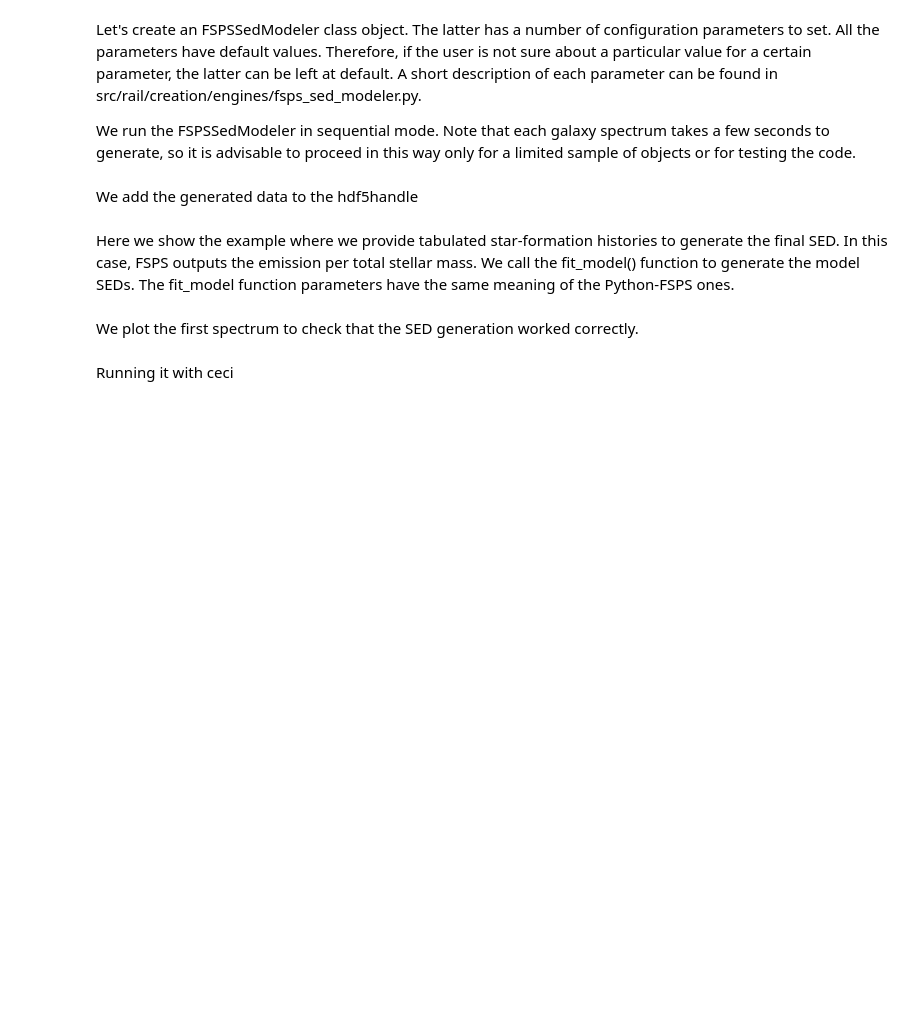
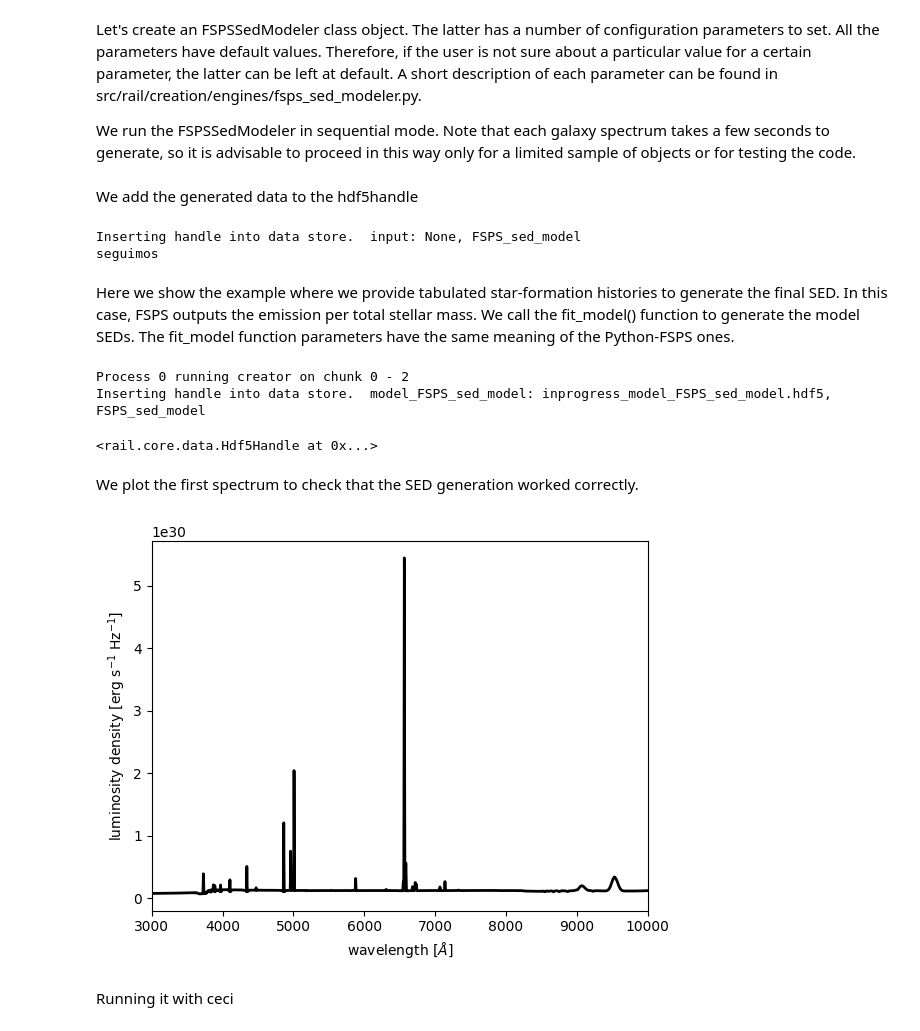
Before and after one commit to LSSTDESC/rail_fsps, a Jupyter notebook: examples/creation_examples/fsps_sed_demo.ipynb, the cells around one changed output. Cells and saved outputs as stored; diff of their text form; code cells hidden in the pictures; blank space fills up the shorter version.

Commit message:
working iterator. The functions inputs need a clean up.

```diff
--- a/examples/creation_examples/fsps_sed_demo.ipynb
+++ b/examples/creation_examples/fsps_sed_demo.ipynb
@@ -78,7 +83,7 @@ Let's create an FSPSSedModeler class object. The latter has a number of configur
 
 We run the FSPSSedModeler in sequential mode. Note that each galaxy spectrum takes a few seconds to generate, so it is advisable to proceed in this way only for a limited sample of objects or for testing the code.
 # %%
-FSPS_sed_model = FSPSSedModeler.make_stage(name='FSPS_sed_model', zcontinuous=1, add_agb_dust_model=True,
+sedmodel = FSPSSedModeler.make_stage(name='FSPS_sed_model', zcontinuous=1, add_agb_dust_model=True,
                                            add_dust_emission=True, add_igm_absorption=False, add_neb_emission=True,
                                            add_neb_continuum=True, add_stellar_remnants=True, nebemlineinspec=True,
                                            smooth_velocity=True, smooth_lsf=True, imf_type=1, min_wavelength=3000,
@@ -92,13 +97,17 @@ FSPS_sed_model = FSPSSedModeler.make_stage(name='FSPS_sed_model', zcontinuous=1,
                                            dust_emission_gamma_key='dust_gamma', dust_emission_umin_key='dust_umin',
                                            dust_emission_qpah_key='dust_qpah', fraction_agn_bol_lum_key='f_agn',
                                            agn_torus_opt_depth_key='tau_agn', physical_units=True,
-                                           restframe_wave_key='restframe_wavelengths', restframe_sed_key='restframe_seds')
+                                           restframe_wave_key='restframe_wavelengths', restframe_sed_key='restframe_seds',
+                                           hdf5_groupname='model')
 # %% [markdown]
 We add the generated data to the hdf5handle
 # %%
-trainFile = os.path.join(default_rail_fsps_files_folder, 'input_galaxy_properties_fsps.h5')
+trainFile = os.path.join(filename)
 h5table = h5py.File(trainFile, 'r')
 sedmodel.add_data('input', h5table)
+# %% [output]
+Inserting handle into data store.  input: None, FSPS_sed_model
+seguimos
 # %% [markdown]
 Here we show the example where we provide tabulated star-formation histories to generate the final SED. In this case, FSPS outputs the emission per total stellar mass. We call the fit_model() function to generate the model SEDs.
 The fit_model function parameters have the same meaning of the Python-FSPS ones.
@@ -109,4 +118,9 @@ sedmodel.fit_model(compute_vega_mags=False, vactoair_flag=False, compute_light_a
                    imf3=2.3, vdmc=0.08, mdave=0.5, evtype=-1, masscut=150.0, igm_factor=1.0, tau=1.0, const=0.0,
                    sf_start=0.0, sf_trunc=0.0, fburst=0.0, tburst=11.0, sf_slope=0.0,  dust_tesc=7.0, dust1=0.0,
                    dust2=0.0, dust_clumps=-99., frac_nodust=0.0, frac_obrun=0.0, dust_index=-0.7, dust1_index=-1.0,
-                   mwr=3.1, uvb=1.0, wgp1=1, wgp2=1, wgp3=1, duste_gamma=0.01, duste_umin=1.0, duste_qpah=3.5)
+                   mwr=3.1, uvb=1.0, wgp1=1, wgp2=1, wgp3=1, duste_gamma=0.01, duste_umin=1.0, duste_qpah=3.5,
+                   redshifts= redshift)
+# %% [output]
+Process 0 running creator on chunk 0 - 2
+Inserting handle into data store.  model_FSPS_sed_model: inprogress_model_FSPS_sed_model.hdf5, FSPS_sed_model
+<rail.core.data.Hdf5Handle at 0x...>
@@ -119,13 +131,15 @@ We plot the first spectrum to check that the SED generation worked correctly.
 # %%
 import matplotlib.pyplot as plt
 
 plt.clf()
-plt.plot(rest_frame_sed_models['restframe_wavelengths'], rest_frame_sed_models['restframe_seds'][0],
+plt.plot(rest_frame_sed_models['wavelenghts'][0], rest_frame_sed_models['restframe_seds'][0],
          lw=2, color='black')
 plt.xlim(3000, 10000)
 plt.xlabel(r'wavelength [$\AA$]')
 plt.ylabel(r'luminosity density [$\mathrm{erg \ s^{-1} \ Hz^{-1}}$]')
 plt.show()
+# %% [output]
+[figure, added]
 # %% [markdown]
 Running it with ceci
 # %%
```
Also changed, not shown: parts of 11 cells of this notebook, 1 other file.
